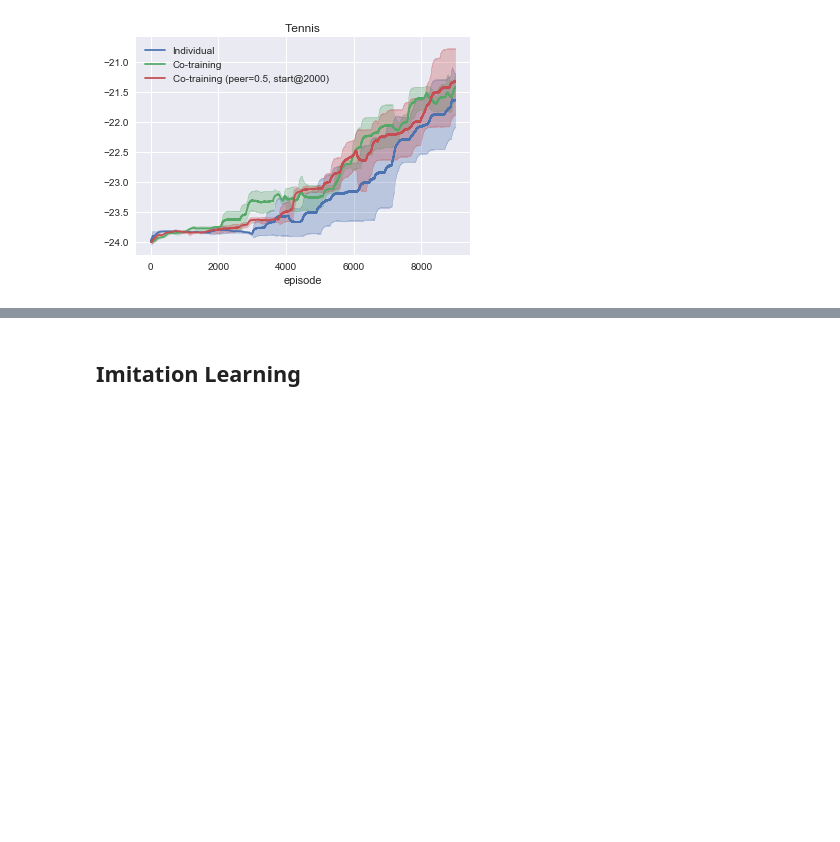
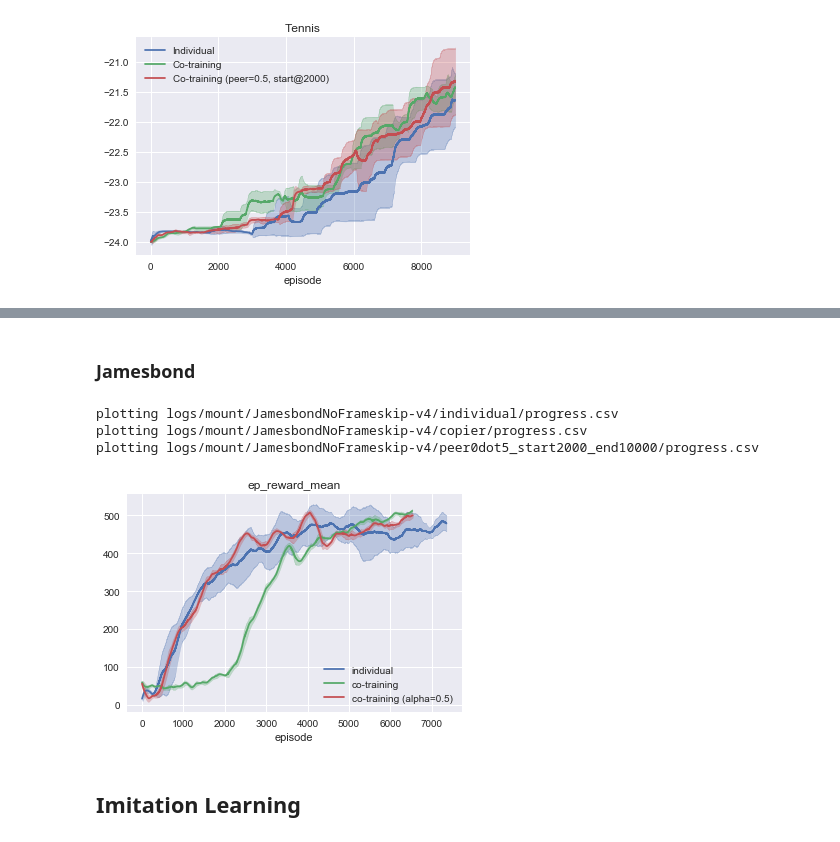
Before and after one commit to gohsyi/peer_bc_ct, a Jupyter notebook: plotter.ipynb, the cells around one changed output, grey strips where cells are left out. Cells and saved outputs as stored; diff of their text form; code cells hidden in the pictures; blank space fills up the shorter version.

```diff
--- a/plotter.ipynb
+++ b/plotter.ipynb
@@ -369,3 +394,32 @@ plotting logs/mount/TennisNoFrameskip-v4/peer0dot5_start2000/progress.csv
+# %% [markdown]
+### Jamesbond
+# %%
+env = 'Jamesbond'
+logdir = f'logs/mount/{env}NoFrameskip-v4'
+plot(
+    {
+        'path': os.path.join(logdir, 'individual'),
+        'label': 'individual'
+    },
+    {
+        'path': os.path.join(logdir, 'copier'),
+        'label': 'co-training'
+    },
+    {
+        'path': os.path.join(logdir, 'peer0dot5_start2000_end10000'),
+        'label': 'co-training (alpha=0.5)'
+    },
+#     {
+#         'path': os.path.join(logdir, 'peer0dot2_start2000_end10000'),
+#         'label': 'co-training (alpha=0.2)'
+#     },
+    column='ep_reward_mean'
+)
+# %% [output]
+plotting logs/mount/JamesbondNoFrameskip-v4/individual/progress.csv
+plotting logs/mount/JamesbondNoFrameskip-v4/copier/progress.csv
+plotting logs/mount/JamesbondNoFrameskip-v4/peer0dot5_start2000_end10000/progress.csv
+[figure, added]
 # %% [markdown]
 ## Imitation Learning
 # %% [markdown]
```
Also changed, not shown: parts of 5 cells of this notebook, 4 other files.
